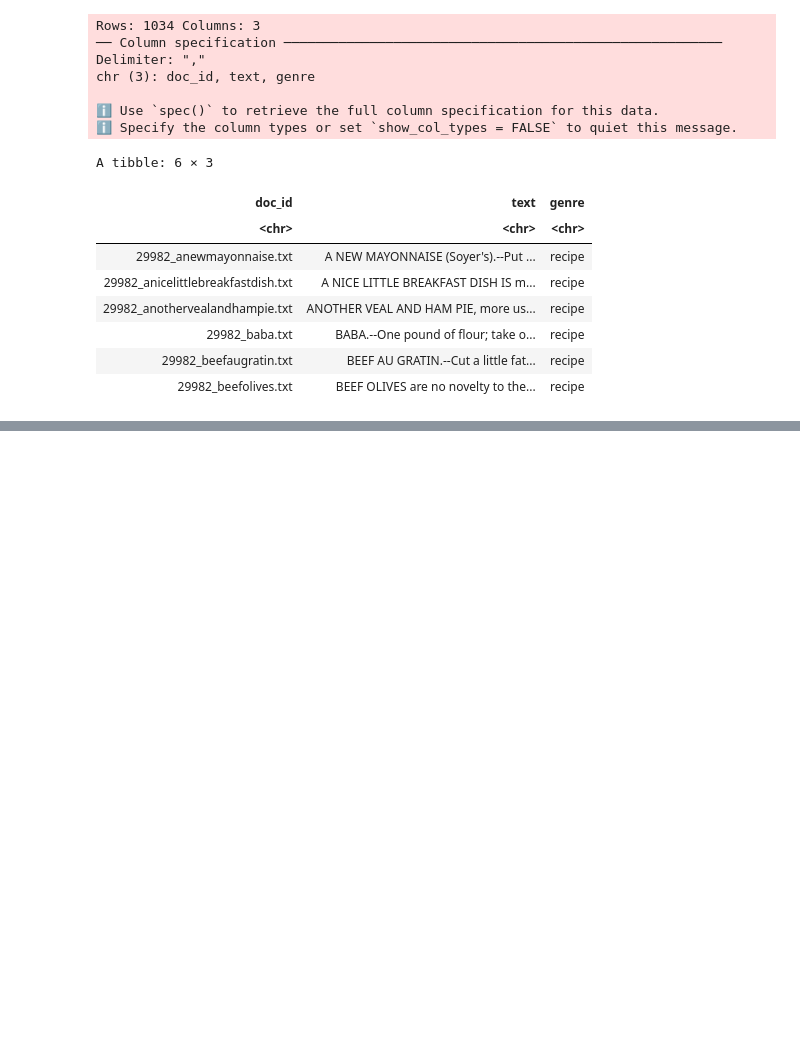
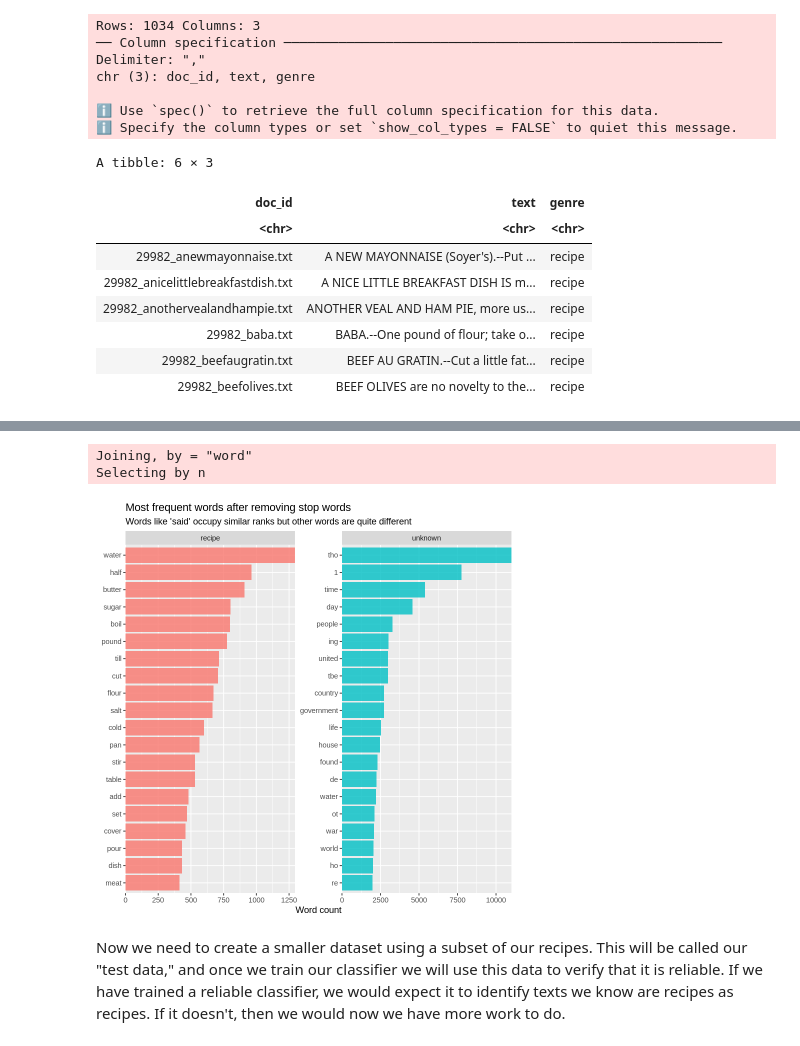
Before and after one commit to ViralTexts/viral-texts-classification, a Jupyter notebook: RecipeClassification.ipynb, the cells around one changed output, grey strips where cells are left out. Drawn from its saved outputs; the diff is of its cells as text; code cells hidden in the pictures; blank space fills up the shorter version.

```diff
--- a/RecipeClassification.ipynb
+++ b/RecipeClassification.ipynb
@@ -53,0 +78,6 @@ A tibble: 6 × 3
+# %%
+stopwords <- scan("https://github.com/ViralTexts/viral-texts-classification/raw/workshop/data/stopwords.txt?raw=true", what="", sep="\n") %>%
+    as_tibble() %>%
+    rename(word = 1)
+
+head(stopwords)
@@ -54 +94,27 @@ A tibble: 6 × 3
+# %%
+tidy_texts %>%
+  count(genre, word, sort = TRUE) %>%
+  anti_join(stopwords) %>%
+  group_by(genre) %>%
+  top_n(20) %>%
+  ungroup() %>%
+  ggplot(aes(reorder_within(word, n, genre), n,
+             fill = genre
+  )) +
+  geom_col(alpha = 0.8, show.legend = FALSE) +
+  scale_x_reordered() +
+  coord_flip() +
+  facet_wrap(~genre, scales = "free") +
+  scale_y_continuous(expand = c(0, 0)) +
+  labs(
+    x = NULL, y = "Word count",
+    title = "Most frequent words after removing stop words",
+    subtitle = "Words like 'said' occupy similar ranks but other words are quite different"
+  )
+# %% [output]
+Joining, by = "word"
+Selecting by n
+[figure, added]
+# %% [markdown]
+Now we need to create a smaller dataset using a subset of our recipes. This will be called our "test data," and once we train our classifier we will use this data to verify that it is reliable. If we have trained a reliable classifier, we would expect it to identify texts we know are recipes as recipes. If it doesn't, then we would now we have more work to do.
 # %%
```
Also changed, not shown: parts of 30 cells of this notebook.
